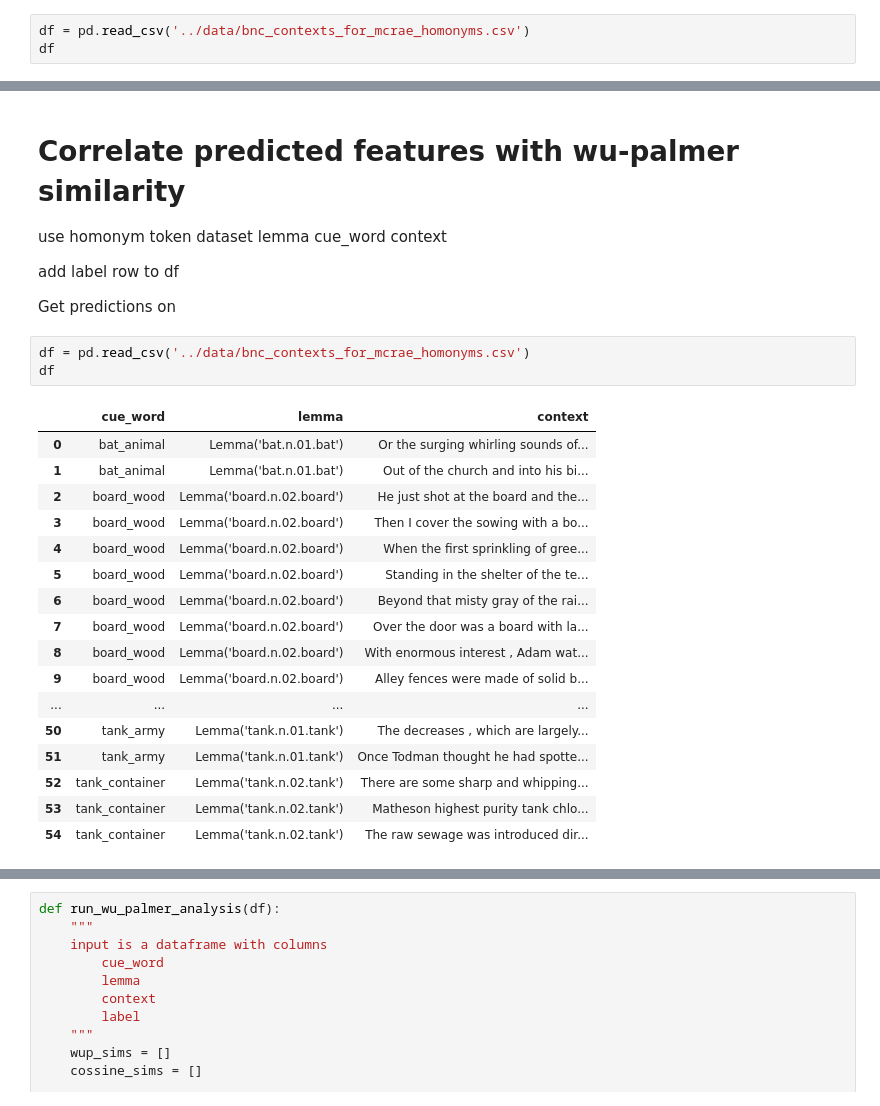
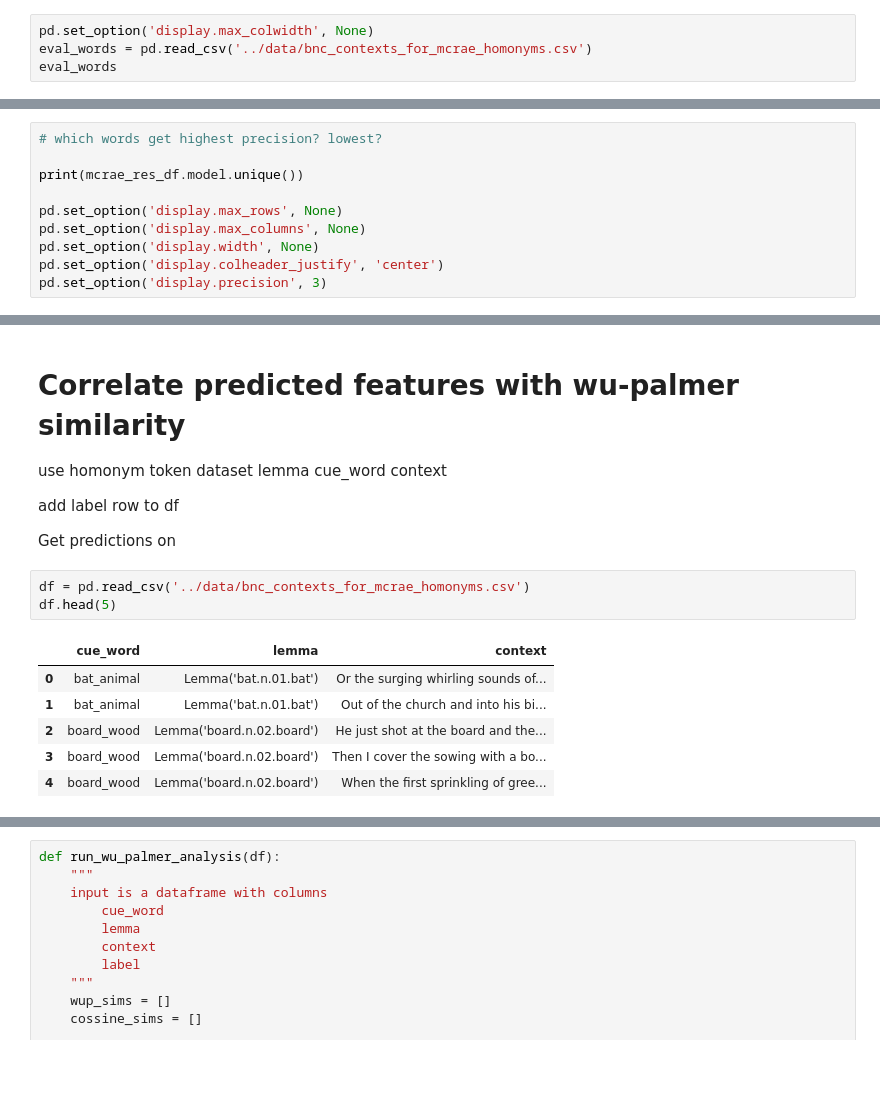
Before and after one commit to gchronis/features_in_context, a Jupyter notebook: notebooks/features_in_context_evaluation_homonymous_mcrae_words.ipynb, the cells around one changed output, grey strips where cells are left out. Drawn from its saved outputs; the diff is of its cells as text; blank space fills up the shorter version.

```diff
--- a/notebooks/features_in_context_evaluation_homonymous_mcrae_words.ipynb
+++ b/notebooks/features_in_context_evaluation_homonymous_mcrae_words.ipynb
@@ -396,8 +322,9 @@ TODO are you sure this is the exact dataset you want? Per Katrins comment:
 
 Another small question on the McRae homonym analysis: If there was a word labeled with sense cap.n.02 but it's not "cap" but another word, say "lid", do you also use that in this analysis, or only the correct lemma?
 # %%
-df = pd.read_csv('../data/bnc_contexts_for_mcrae_homonyms.csv')
-df
+pd.set_option('display.max_colwidth', None)
+eval_words = pd.read_csv('../data/bnc_contexts_for_mcrae_homonyms.csv')
+eval_words
 # %% [output]
 |  | cue_word | lemma | context |
 | 0 | bat_animal | Lemma('bat.n.01.bat') | Or the surging whirling sounds of... |
@@ -533,0 +648,10 @@ total number of predictions:  55
+# %%
+# which words get highest precision? lowest?
+
+print(mcrae_res_df.model.unique())
+
+pd.set_option('display.max_rows', None)
+pd.set_option('display.max_columns', None)
+pd.set_option('display.width', None)
+pd.set_option('display.colheader_justify', 'center')
+pd.set_option('display.precision', 3)
@@ -542,23 +848,12 @@ add label row to df
 Get predictions on
 # %%
 df = pd.read_csv('../data/bnc_contexts_for_mcrae_homonyms.csv')
-df
+df.head(5)
 # %% [output]
 |  | cue_word | lemma | context |
 | 0 | bat_animal | Lemma('bat.n.01.bat') | Or the surging whirling sounds of... |
 | 1 | bat_animal | Lemma('bat.n.01.bat') | Out of the church and into his bi... |
 | 2 | board_wood | Lemma('board.n.02.board') | He just shot at the board and the... |
 | 3 | board_wood | Lemma('board.n.02.board') | Then I cover the sowing with a bo... |
 | 4 | board_wood | Lemma('board.n.02.board') | When the first sprinkling of gree... |
-| 5 | board_wood | Lemma('board.n.02.board') | Standing in the shelter of the te... |
-| 6 | board_wood | Lemma('board.n.02.board') | Beyond that misty gray of the rai... |
-| 7 | board_wood | Lemma('board.n.02.board') | Over the door was a board with la... |
-| 8 | board_wood | Lemma('board.n.02.board') | With enormous interest , Adam wat... |
-| 9 | board_wood | Lemma('board.n.02.board') | Alley fences were made of solid b... |
-| ... | ... | ... | ... |
-| 50 | tank_army | Lemma('tank.n.01.tank') | The decreases , which are largely... |
-| 51 | tank_army | Lemma('tank.n.01.tank') | Once Todman thought he had spotte... |
-| 52 | tank_container | Lemma('tank.n.02.tank') | There are some sharp and whipping... |
-| 53 | tank_container | Lemma('tank.n.02.tank') | Matheson highest purity tank chlo... |
-| 54 | tank_container | Lemma('tank.n.02.tank') | The raw sewage was introduced dir... |
 # %%
```
Also changed, not shown: parts of 32 cells of this notebook.
